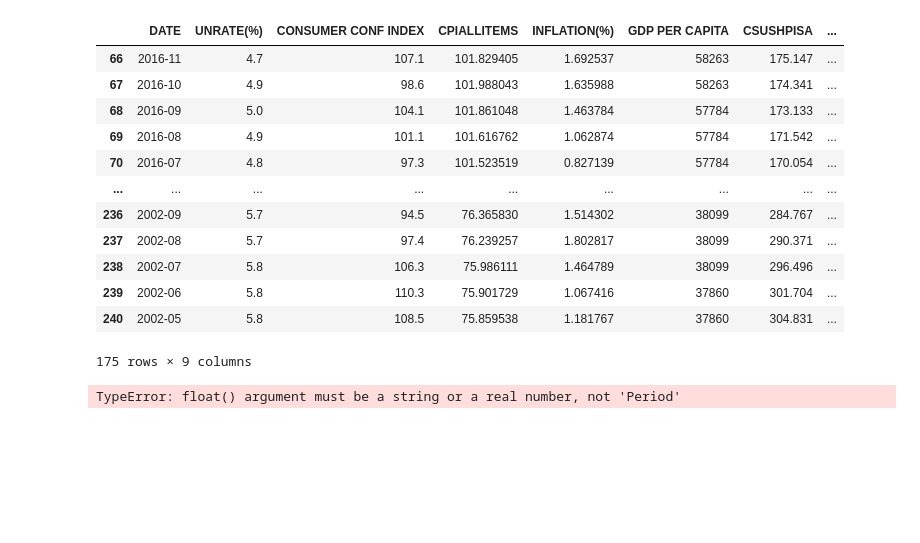
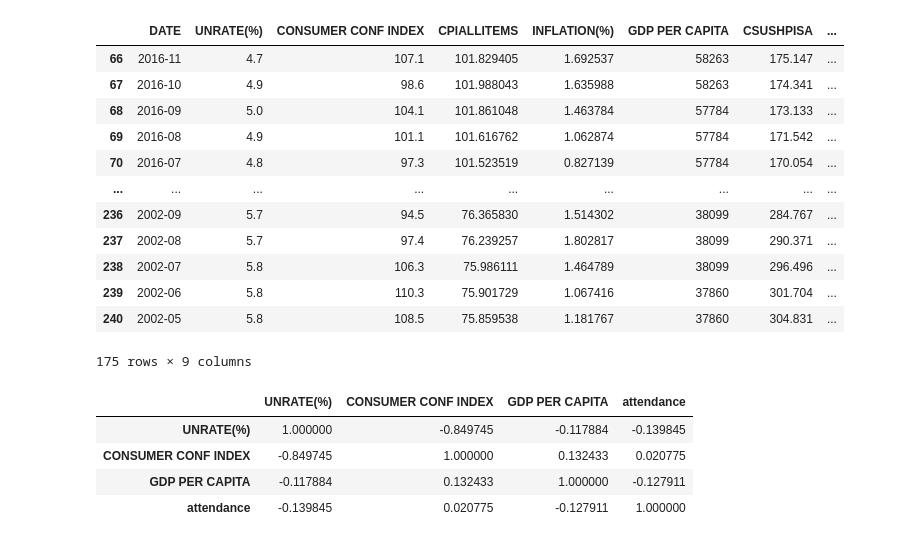
Before and after one commit to tmarchok1/DS440_project, a Jupyter notebook: DS_440code.ipynb, the cells around one changed output. Cells and saved outputs as stored; diff of their text form; code cells hidden in the pictures; blank space fills up the shorter version.

Commit message:
Updated correlation matrix code

```diff
--- a/DS_440code.ipynb
+++ b/DS_440code.ipynb
@@ -448,14 +448,18 @@ elogs_filtered
 # %%
 econmerge = pd.merge(elogs_filtered, monthly_avg, left_on='DATE', right_on='month', how='left')
 econmerge_clean = econmerge.dropna()
 
 
 econmerge_clean
-correlation_matrix = econmerge_clean.corr()
+correlation_matrix = econmerge_clean[['UNRATE(%)', 'CONSUMER CONF INDEX', 'GDP PER CAPITA', 'attendance']].corr()
 
 correlation_matrix
 # %% [output]
-TypeError: float() argument must be a string or a real number, not 'Period'
+|  | UNRATE(%) | CONSUMER CONF INDEX | GDP PER CAPITA | attendance |
+| UNRATE(%) | 1.000000 | -0.849745 | -0.117884 | -0.139845 |
+| CONSUMER CONF INDEX | -0.849745 | 1.000000 | 0.132433 | 0.020775 |
+| GDP PER CAPITA | -0.117884 | 0.132433 | 1.000000 | -0.127911 |
+| attendance | -0.139845 | 0.020775 | -0.127911 | 1.000000 |
 # %%
 plt.figure(figsize=(8, 6))
 sns.heatmap(correlation_matrix, annot=True, cmap='coolwarm', fmt='.2f', cbar=True)
```
Also changed, not shown: parts of 1 cell of this notebook.
